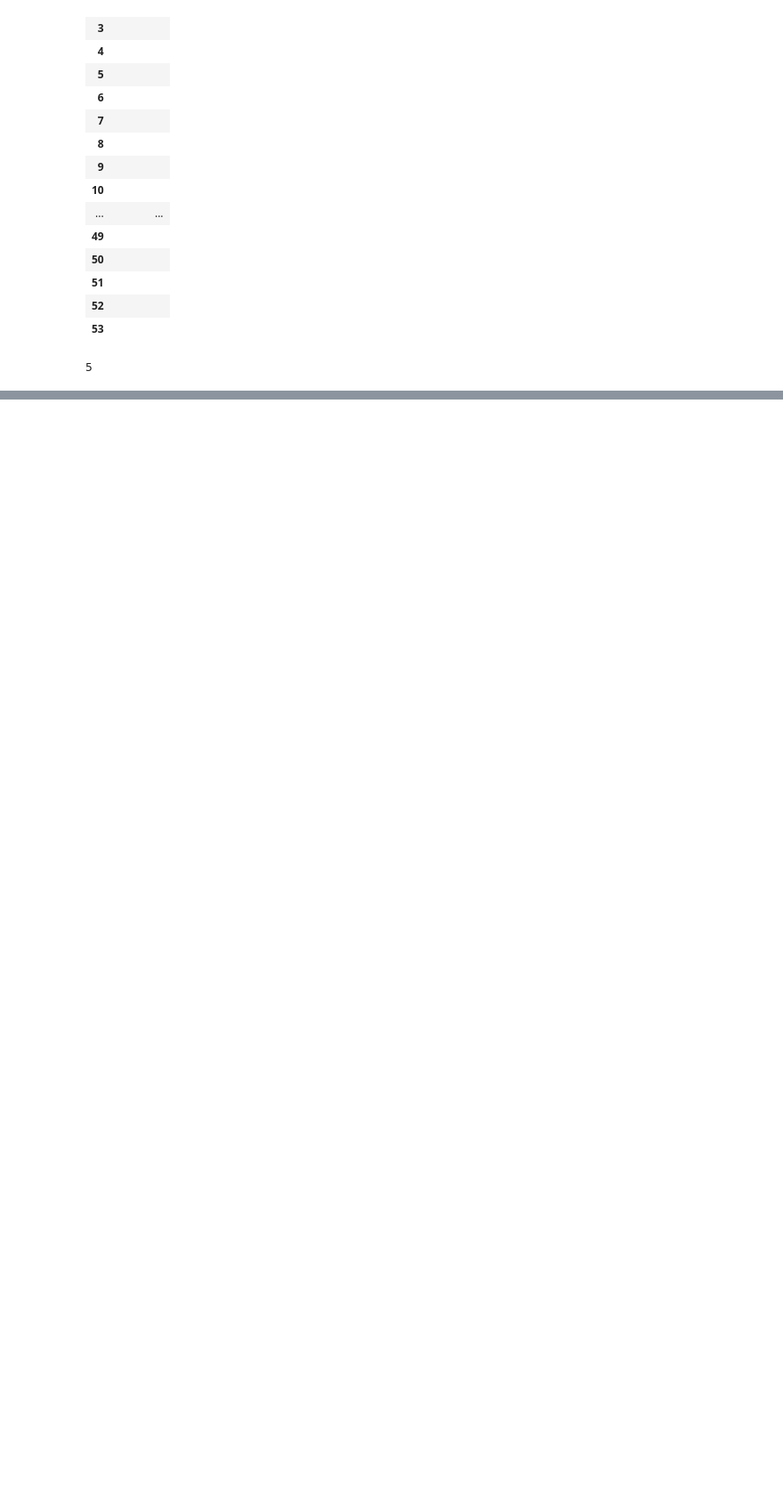
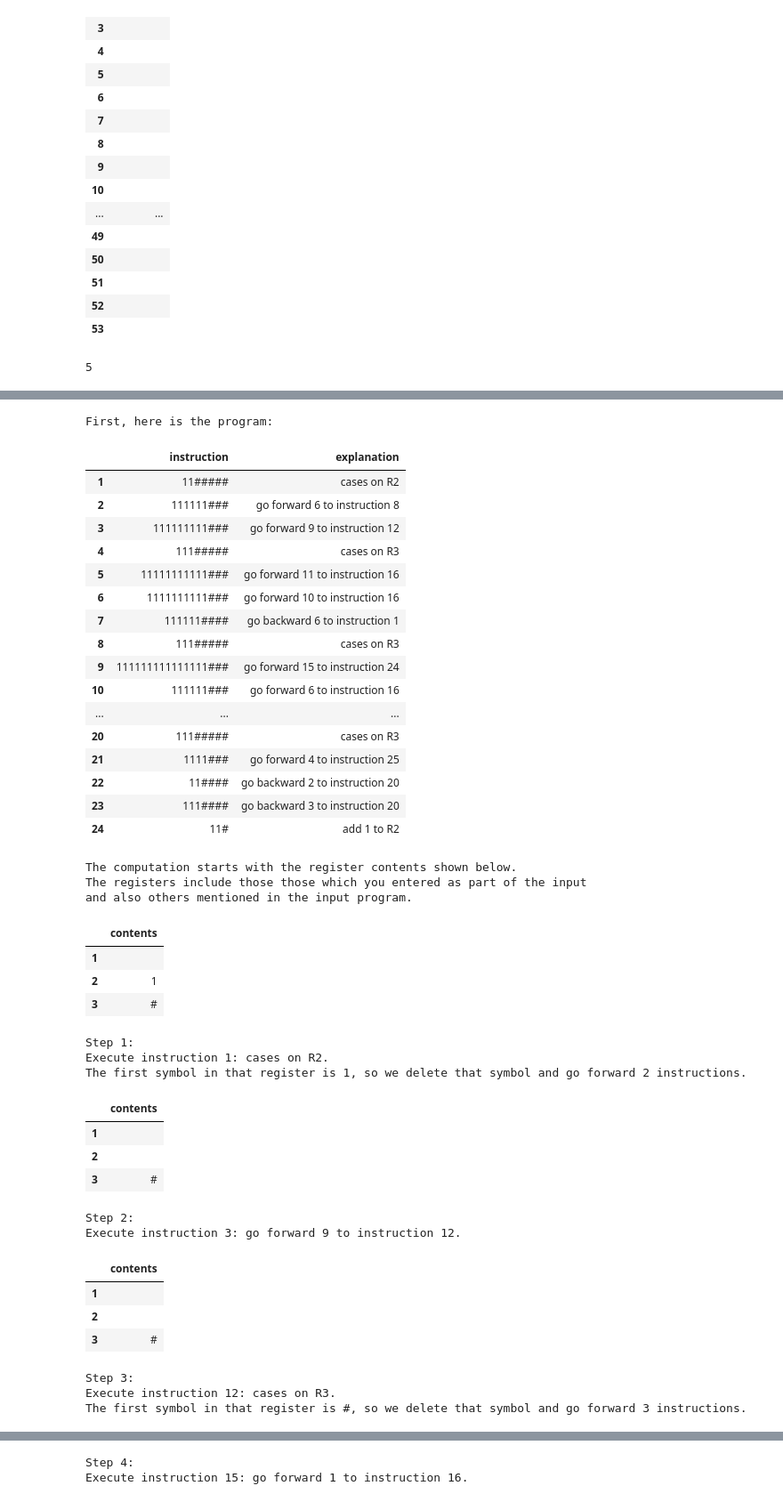
Before and after one commit to lmoss/onesharp, a Jupyter notebook: primitive_recursion.ipynb, the cells around one changed output, grey strips where cells are left out. Shown at 89% size. Drawn from its saved outputs; the diff is of its cells as text; code cells hidden in the pictures; blank space fills up the shorter version.

```diff
--- a/primitive_recursion.ipynb
+++ b/primitive_recursion.ipynb
@@ -686,7 +611,7 @@ def primitive_recursion(g,h,arity,used_reg):
   trial = sanity(plan)
   return(trial)
 # %%
-#@title
+
 def all_equal(list):
   a = list[0]
   b = [x == a for x in list]
@@ -721,7 +646,7 @@ def arity(t):
 
 def program(t):
   if t=='s_prog':
-    return(copy_1_2_3 + successor_prog(2,3))
+    return(copy_1_2_3+ successor_prog(2,3))
   if t[0] == 'proj':
     return(proj_prog(t[1],t[2]))
   if t == 'z':
@@ -731,7 +656,7 @@ def program(t):
   if t[0] == 'pr':
     f = program(t[1])
     g = program(t[2])
-    p = primitive_recursion(f, g, arity(t[1])+1,essentially_used(t))
+    p = primitive_recursion(f, g, arity(t),essentially_used(t))
     return(p)
   if t[0] == 'comp':
     g = program(t[1])
@@ -965,0 +1049,71 @@ program(s)
+# %%
+def cmp(dst, src):
+  p = ones(dst)+'#####'       # Cases on register ``dst''
+  p += '11111 1###'           # Go forward six
+  p += '11111 1111###'        # Go forward nine
+  p += ones(src)+'#####'      # Cases on register ``src''
+  p += '11111 11111 1###'     # Go forward eleven
+  p += '11111 11111###'       # Go forward ten
+  p += '11111 1####'          # Go backward six
+  p += ones(src)+'#####'      # Cases on register ``src''
+  p += '11111 11111 11111###' # Go forward fifteen
+  p += '11111 1###'           # Go forward six
+  p += '11111###'             # Go forward five
+  p += ones(src)+'#####'      # Cases on register ``src''
+  p += '111###'               # Go forward three
+  p += '11111 11111 111####'  # Go backward thirteen
+  p += '1###'                 # Go forward one; no op
+  p += ones(dst)+'#####'      # Cases on register ``dst''
+  p += '111###'               # Go forward three
+  p += '11####'               # Go backward two
+  p += '111####'              # Go backward three
+  p += ones(src)+'#####'      # Cases on register ``src''
+  p += '1111###'              # Go forward four
+  p += '11####'               # Go backward two
+  p += '111####'              # Go backward three
+  p += ones(dst)+'#'          # Append ``1'' to register ``dst''
+  return p
+# %%
+step_by_step(cmp(2,3),['','1','#'])
+# %% [output]
+First, here is the program:
+|  | instruction | explanation |
+| 1 | 11##### | cases on R2 |
+| 2 | 111111### | go forward 6 to instruction 8 |
+| 3 | 111111111### | go forward 9 to instruction 12 |
+| 4 | 111##### | cases on R3 |
+| 5 | 11111111111### | go forward 11 to instruction 16 |
+| 6 | 1111111111### | go forward 10 to instruction 16 |
+| 7 | 111111#### | go backward 6 to instruction 1 |
+| 8 | 111##### | cases on R3 |
+| 9 | 111111111111111### | go forward 15 to instruction 24 |
+| 10 | 111111### | go forward 6 to instruction 16 |
+| ... | ... | ... |
+| 20 | 111##### | cases on R3 |
+| 21 | 1111### | go forward 4 to instruction 25 |
+| 22 | 11#### | go backward 2 to instruction 20 |
+| 23 | 111#### | go backward 3 to instruction 20 |
+| 24 | 11# | add 1 to R2 |
+The computation starts with the register contents shown below.
+The registers include those those which you entered as part of the input
+and also others mentioned in the input program.
+|  | contents |
+| 1 |  |
+| 2 | 1 |
+| 3 | # |
+Step 1:
+Execute instruction 1: cases on R2.
+The first symbol in that register is 1, so we delete that symbol and go forward 2 instructions.
+|  | contents |
+| 1 |  |
+| 2 |  |
+| 3 | # |
+Step 2:
+Execute instruction 3: go forward 9 to instruction 12.
+|  | contents |
+| 1 |  |
+| 2 |  |
+| 3 | # |
+Step 3:
+Execute instruction 12: cases on R3.
+The first symbol in that register is #, so we delete that symbol and go forward 3 instructions.
@@ -965,0 +1124,2 @@ program(s)
+Step 4:
+Execute instruction 15: go forward 1 to instruction 16.
```
Also changed, not shown: parts of 22 cells of this notebook.
